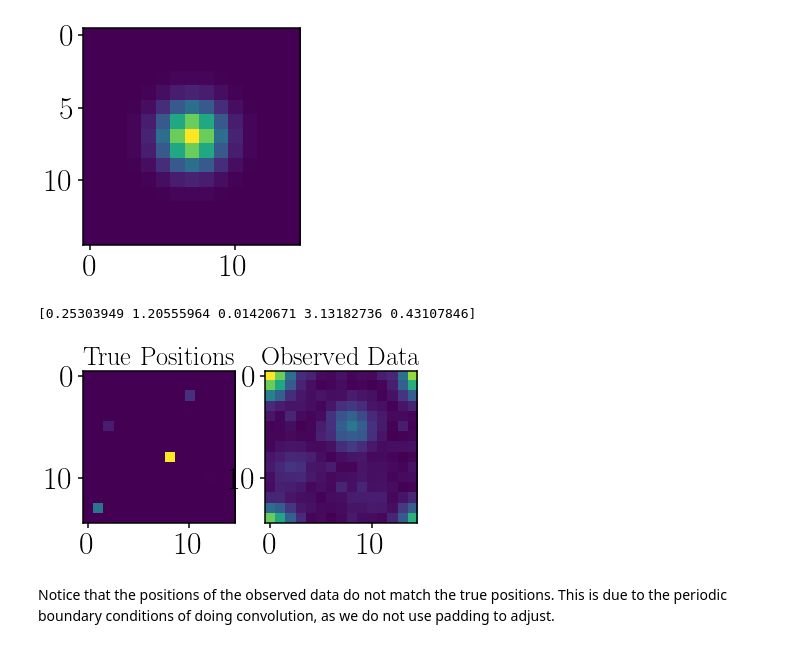
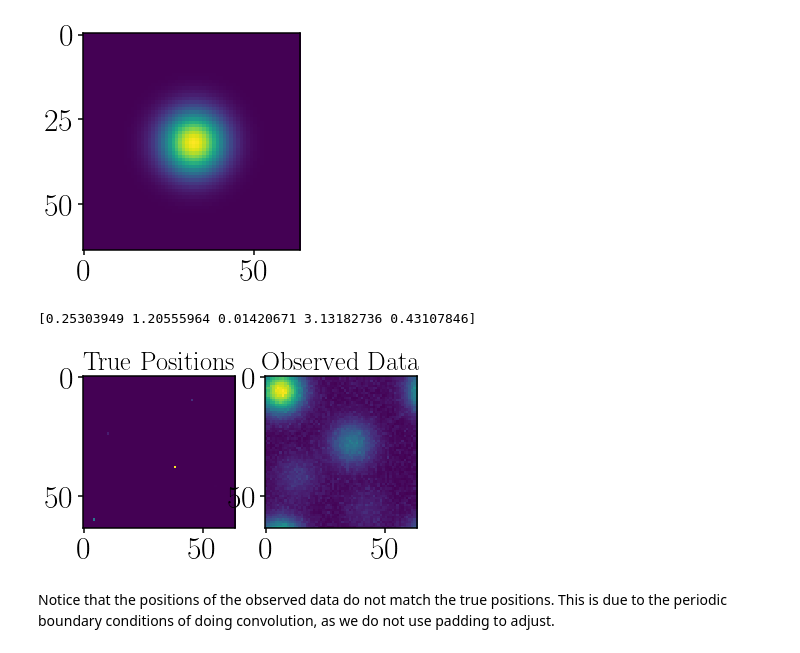
Before and after one commit to changhoonhahn/LocaHBay, a Jupyter notebook: sb/2d/logparam_lognorm.ipynb, the cells around one changed output. Drawn from its saved outputs; the diff is of its cells as text; code cells hidden in the pictures.

```diff
--- a/sb/2d/logparam_lognorm.ipynb
+++ b/sb/2d/logparam_lognorm.ipynb
@@ -32,30 +32,30 @@ np.random.seed(42)
 # %%
 #create global definitions for the data
 
 #create global definitions - this will become a main function later on
 np.random.seed(42)
 Ndata = 5;
-n_grid = 15;
+n_grid = 64;
 pix_1d = np.linspace(0., 1., n_grid) # pixel gridding
 fdensity_true = float(Ndata)/float(n_grid**2); #number density of obj in 1d
-#epsilon = 1.355;
-epsilon = 4.1;
+#epsilon = 1000.;
+
 
 #use very small psf and noise
-sig_psf = 0.1 # psf width
+sig_psf = 1 # psf width
 #sig_noise = 0.01 # noise level
 sig_noise = 0.1 # noise level
 
 #create our psf
 mid = int(n_grid/2);
 x,y = np.meshgrid(pix_1d,pix_1d);
 psf = np.exp(-((y-pix_1d[mid])**2 + (x - pix_1d[mid])**2)/2/sig_psf**2); #keep in mind difference between x and y position and indices! Here, you are given indices, but meshgrid is in x-y coords
 #fourier transform of psf
 psf_k = fft.fft2(psf);
 #display psf
 plt.imshow(psf);
 # %% [output]
-[figure, old version]
+[figure, new version]
 # %%
 #create the mock data we will work on
 #create coordinate grid
@@ -92,7 +92,7 @@ ax[1].imshow(data);
 ax[1].set_title('Observed Data')
 plt.show();
 # %% [output]
-[figure, old version]
+[figure, new version]
 # %% [markdown]
 Notice that the positions of the observed data do not match the true positions. This is due to the periodic boundary conditions of doing convolution, as we do not use padding to adjust.
 # %%
```
Also changed, not shown: parts of 6 cells of this notebook, 5 other files.
